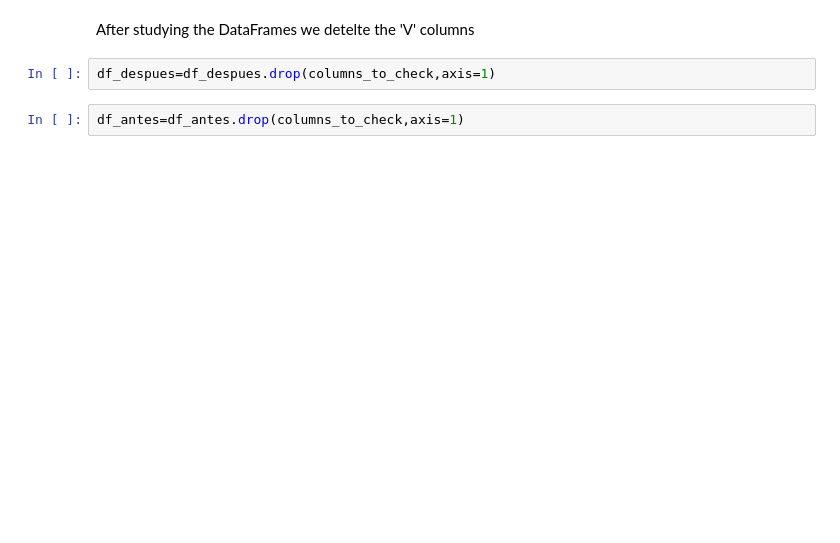
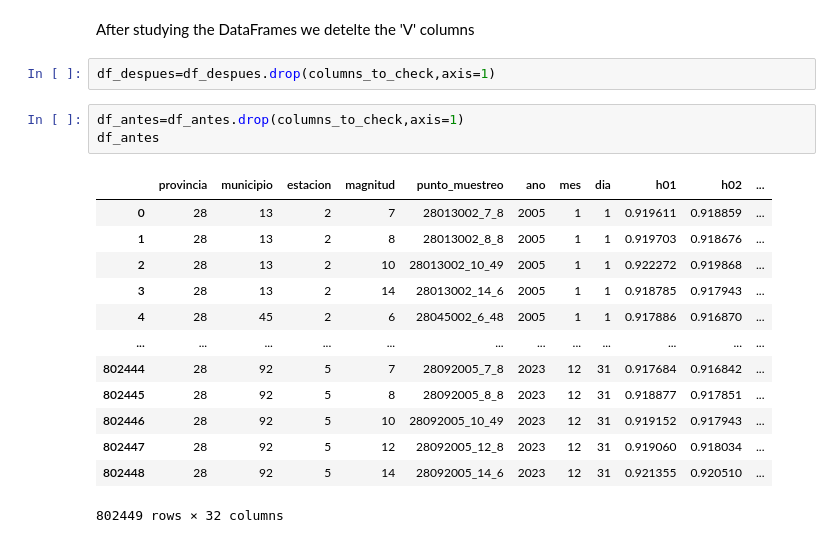
Before and after one commit to JCastillo1997/Inhale-the-present-exhale-the-past.-, a Jupyter notebook: Cleaning code/api_cleaning.ipynb, the cells around one changed output. Cells and saved outputs as stored; diff of their text form; blank space fills up the shorter version.

```diff
--- a/Cleaning code/api_cleaning.ipynb
+++ b/Cleaning code/api_cleaning.ipynb
@@ -43,3 +63,18 @@ After studying the DataFrames we detelte the 'V' columns
 df_despues=df_despues.drop(columns_to_check,axis=1)
 # %%
 df_antes=df_antes.drop(columns_to_check,axis=1)
+df_antes
+# %% [output]
+|  | provincia | municipio | estacion | magnitud | punto_muestreo | ano | mes | dia | h01 | h02 | ... |
+| 0 | 28 | 13 | 2 | 7 | 28013002_7_8 | 2005 | 1 | 1 | 0.919611 | 0.918859 | ... |
+| 1 | 28 | 13 | 2 | 8 | 28013002_8_8 | 2005 | 1 | 1 | 0.919703 | 0.918676 | ... |
+| 2 | 28 | 13 | 2 | 10 | 28013002_10_49 | 2005 | 1 | 1 | 0.922272 | 0.919868 | ... |
+| 3 | 28 | 13 | 2 | 14 | 28013002_14_6 | 2005 | 1 | 1 | 0.918785 | 0.917943 | ... |
+| 4 | 28 | 45 | 2 | 6 | 28045002_6_48 | 2005 | 1 | 1 | 0.917886 | 0.916870 | ... |
+| ... | ... | ... | ... | ... | ... | ... | ... | ... | ... | ... | ... |
+| 802444 | 28 | 92 | 5 | 7 | 28092005_7_8 | 2023 | 12 | 31 | 0.917684 | 0.916842 | ... |
+| 802445 | 28 | 92 | 5 | 8 | 28092005_8_8 | 2023 | 12 | 31 | 0.918877 | 0.917851 | ... |
+| 802446 | 28 | 92 | 5 | 10 | 28092005_10_49 | 2023 | 12 | 31 | 0.919152 | 0.917943 | ... |
+| 802447 | 28 | 92 | 5 | 12 | 28092005_12_8 | 2023 | 12 | 31 | 0.919060 | 0.918034 | ... |
+| 802448 | 28 | 92 | 5 | 14 | 28092005_14_6 | 2023 | 12 | 31 | 0.921355 | 0.920510 | ... |
+802449 rows × 32 columns
```
Also changed, not shown: parts of 14 cells of this notebook, 6 other files.
